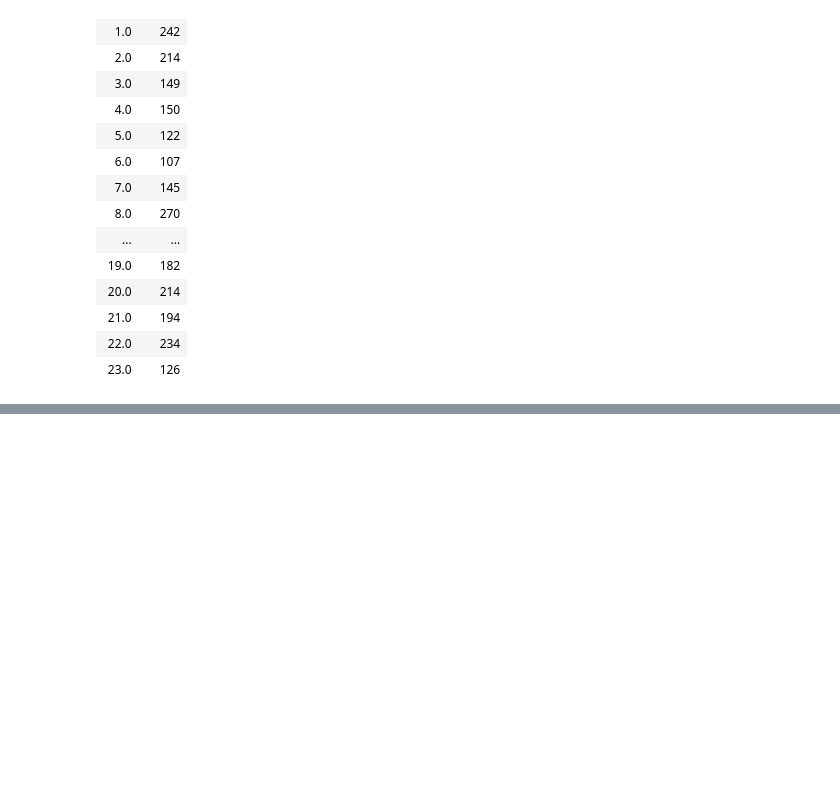
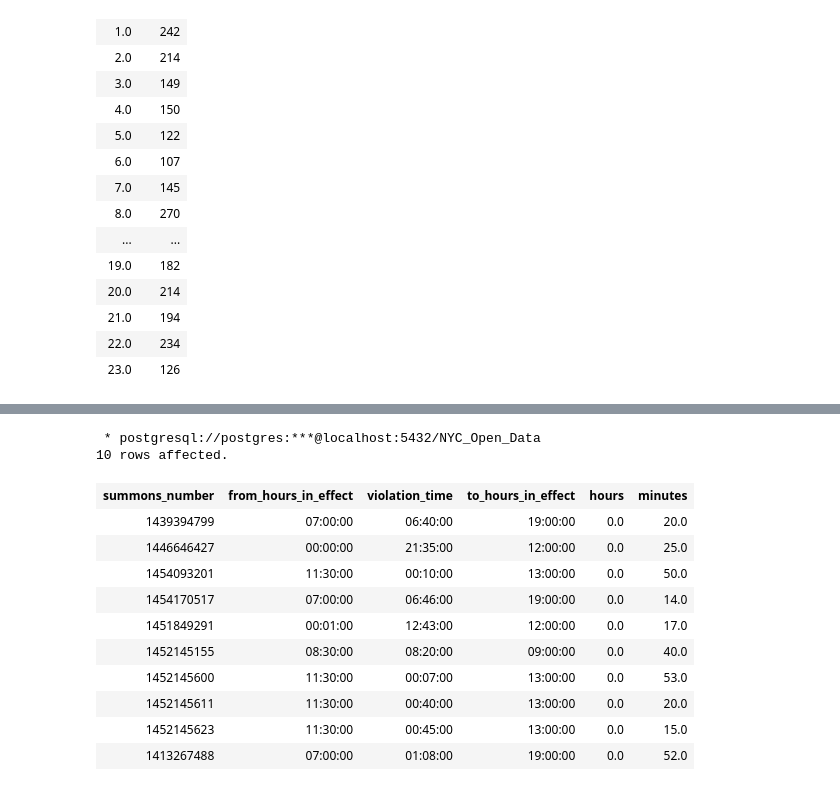
Before and after one commit to lnphng/Business-Analyst-with-SQL, a Jupyter notebook: 04.CleaaningData in Postgresql/03.Converting Data.ipynb, the cells around one changed output, grey strips where cells are left out. Saved outputs shown, nothing was run; the diff lists cells and outputs as text; code cells hidden in the pictures; blank space fills up the shorter version.

```diff
--- a/04.CleaaningData in Postgresql/03.Converting Data.ipynb
+++ b/04.CleaaningData in Postgresql/03.Converting Data.ipynb
@@ -357,0 +730,49 @@ ORDER BY
+# %%
+%%sql
+SELECT
+          summons_number,
+          from_hours_in_effect,
+          violation_time,
+          to_hours_in_effect,
+
+          CASE WHEN to_hours_in_effect > from_hours_in_effect
+                AND to_hours_in_effect >= violation_time AND  violation_time >= from_hours_in_effect
+                 THEN  EXTRACT('hour' FROM to_hours_in_effect -  violation_time)
+
+                WHEN to_hours_in_effect > from_hours_in_effect
+                AND violation_time NOT BETWEEN from_hours_in_effect AND to_hours_in_effect
+                 THEN  EXTRACT('hour' FROM to_hours_in_effect -  violation_time)
+                ELSE 0
+                END AS hours,
+
+         CASE WHEN to_hours_in_effect >= violation_time THEN
+                    EXTRACT('minute' FROM to_hours_in_effect - violation_time)
+               ELSE EXTRACT('minute' FROM to_hours_in_effect - violation_time) + 60
+               END AS minutes
+    FROM (
+          SELECT
+            summons_number,
+                TO_TIMESTAMP(from_hours_in_effect, 'HH12MIPM')::time as from_hours_in_effect,
+                TO_TIMESTAMP(to_hours_in_effect, 'HH12MIPM')::time as to_hours_in_effect,
+                TO_TIMESTAMP(violation_time, 'HH12MIPM')::time as violation_time
+          FROM
+            parking_violation
+          WHERE
+            NOT (from_hours_in_effect = '1200AM' AND to_hours_in_effect = '1159PM') )sub
+
+WHERE violation_time NOT BETWEEN from_hours_in_effect AND to_hours_in_effect
+        AND to_hours_in_effect > from_hours_in_effect
+# %% [output]
+ * postgresql://postgres:***@localhost:5432/NYC_Open_Data
+10 rows affected.
+| summons_number | from_hours_in_effect | violation_time | to_hours_in_effect | hours | minutes |
+| 1439394799 | 07:00:00 | 06:40:00 | 19:00:00 | 0.0 | 20.0 |
+| 1446646427 | 00:00:00 | 21:35:00 | 12:00:00 | 0.0 | 25.0 |
+| 1454093201 | 11:30:00 | 00:10:00 | 13:00:00 | 0.0 | 50.0 |
+| 1454170517 | 07:00:00 | 06:46:00 | 19:00:00 | 0.0 | 14.0 |
+| 1451849291 | 00:01:00 | 12:43:00 | 12:00:00 | 0.0 | 17.0 |
+| 1452145155 | 08:30:00 | 08:20:00 | 09:00:00 | 0.0 | 40.0 |
+| 1452145600 | 11:30:00 | 00:07:00 | 13:00:00 | 0.0 | 53.0 |
+| 1452145611 | 11:30:00 | 00:40:00 | 13:00:00 | 0.0 | 20.0 |
+| 1452145623 | 11:30:00 | 00:45:00 | 13:00:00 | 0.0 | 15.0 |
+| 1413267488 | 07:00:00 | 01:08:00 | 19:00:00 | 0.0 | 52.0 |
```
Also changed, not shown: parts of 25 cells of this notebook.
